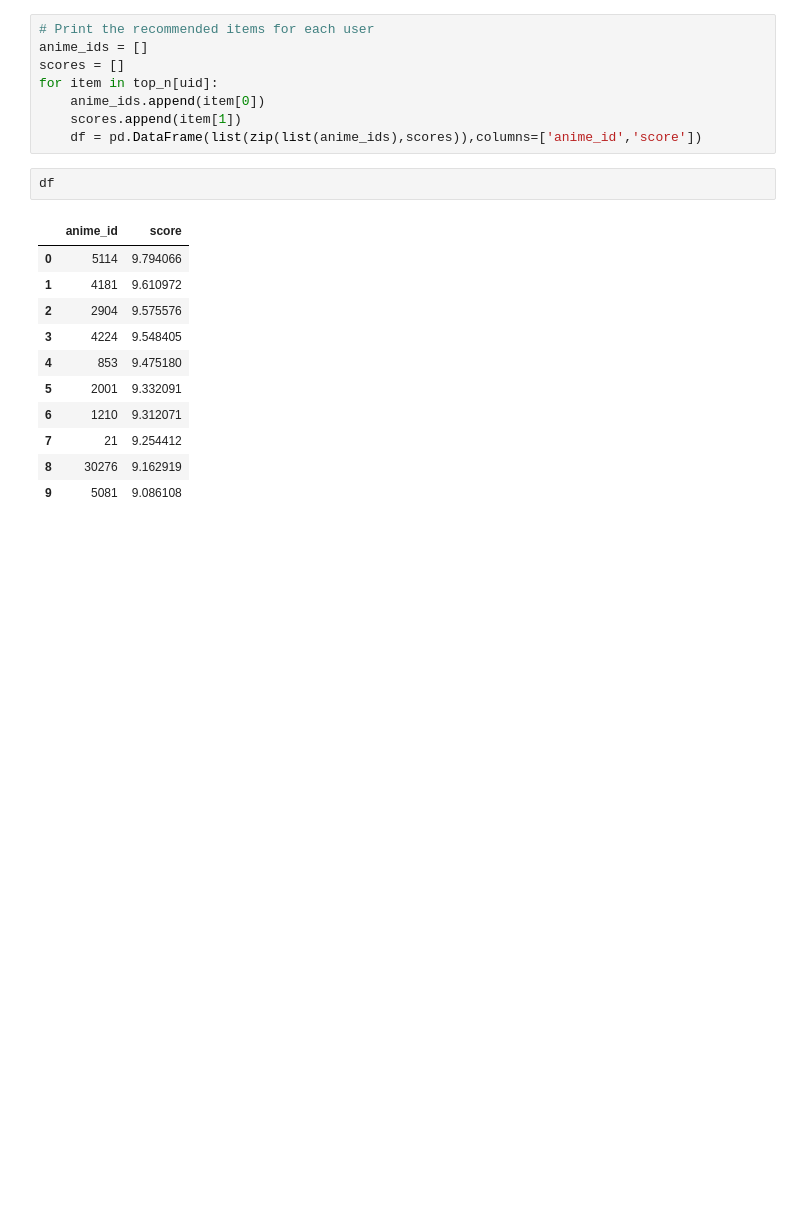
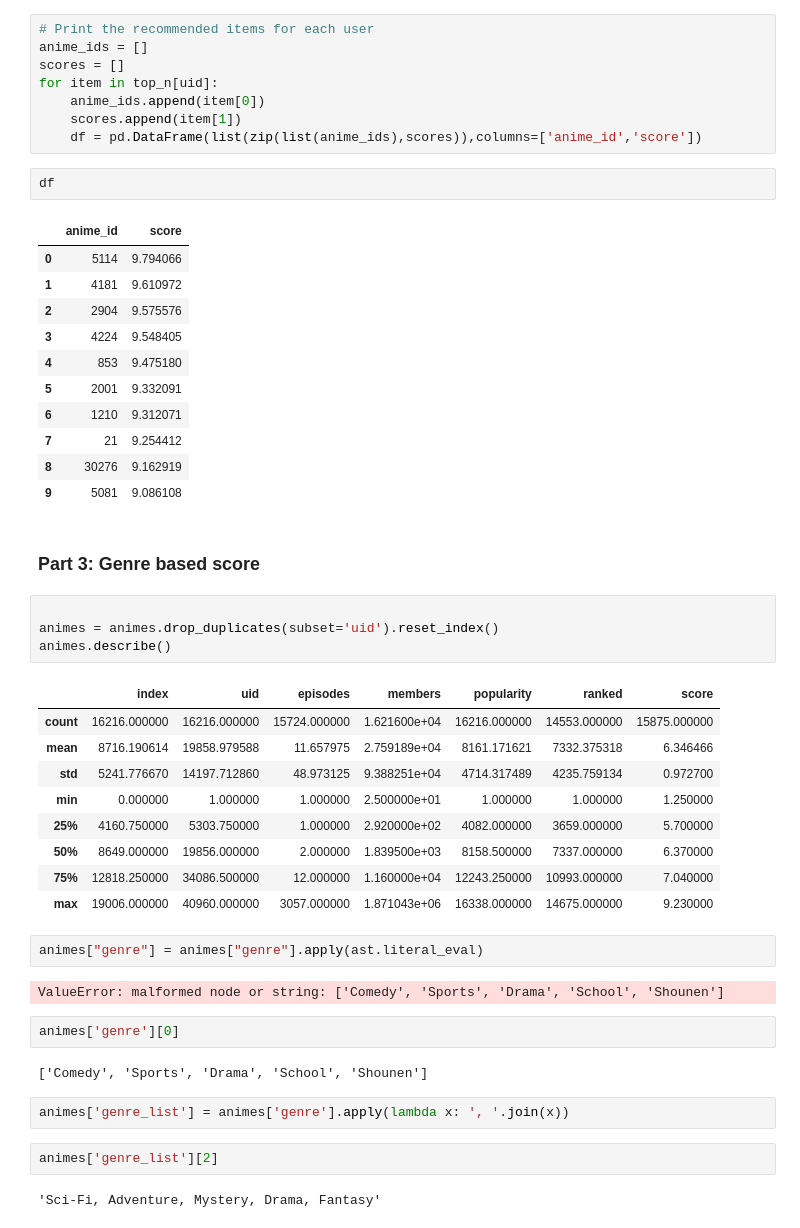
Before and after one commit to emileDesmaili/reco_system, a Jupyter notebook: EDA.ipynb, the cells around one changed output. Cells and saved outputs as stored; diff of their text form; blank space fills up the shorter version.

```diff
--- a/EDA.ipynb
+++ b/EDA.ipynb
@@ -330,3 +323,33 @@ df
 | 7 | 21 | 9.254412 |
 | 8 | 30276 | 9.162919 |
 | 9 | 5081 | 9.086108 |
+# %% [markdown]
+### Part 3: Genre based score
+# %%
+
+animes = animes.drop_duplicates(subset='uid').reset_index()
+animes.describe()
+# %% [output]
+|  | index | uid | episodes | members | popularity | ranked | score |
+| count | 16216.000000 | 16216.000000 | 15724.000000 | 1.621600e+04 | 16216.000000 | 14553.000000 | 15875.000000 |
+| mean | 8716.190614 | 19858.979588 | 11.657975 | 2.759189e+04 | 8161.171621 | 7332.375318 | 6.346466 |
+| std | 5241.776670 | 14197.712860 | 48.973125 | 9.388251e+04 | 4714.317489 | 4235.759134 | 0.972700 |
+| min | 0.000000 | 1.000000 | 1.000000 | 2.500000e+01 | 1.000000 | 1.000000 | 1.250000 |
+| 25% | 4160.750000 | 5303.750000 | 1.000000 | 2.920000e+02 | 4082.000000 | 3659.000000 | 5.700000 |
+| 50% | 8649.000000 | 19856.000000 | 2.000000 | 1.839500e+03 | 8158.500000 | 7337.000000 | 6.370000 |
+| 75% | 12818.250000 | 34086.500000 | 12.000000 | 1.160000e+04 | 12243.250000 | 10993.000000 | 7.040000 |
+| max | 19006.000000 | 40960.000000 | 3057.000000 | 1.871043e+06 | 16338.000000 | 14675.000000 | 9.230000 |
+# %%
+animes["genre"] = animes["genre"].apply(ast.literal_eval)
+# %% [output]
+ValueError: malformed node or string: ['Comedy', 'Sports', 'Drama', 'School', 'Shounen']
+# %%
+animes['genre'][0]
+# %% [output]
+['Comedy', 'Sports', 'Drama', 'School', 'Shounen']
+# %%
+animes['genre_list'] = animes['genre'].apply(lambda x: ', '.join(x))
+# %%
+animes['genre_list'][2]
+# %% [output]
+'Sci-Fi, Adventure, Mystery, Drama, Fantasy'
```
Also changed, not shown: parts of 11 cells of this notebook, 4 other files.
